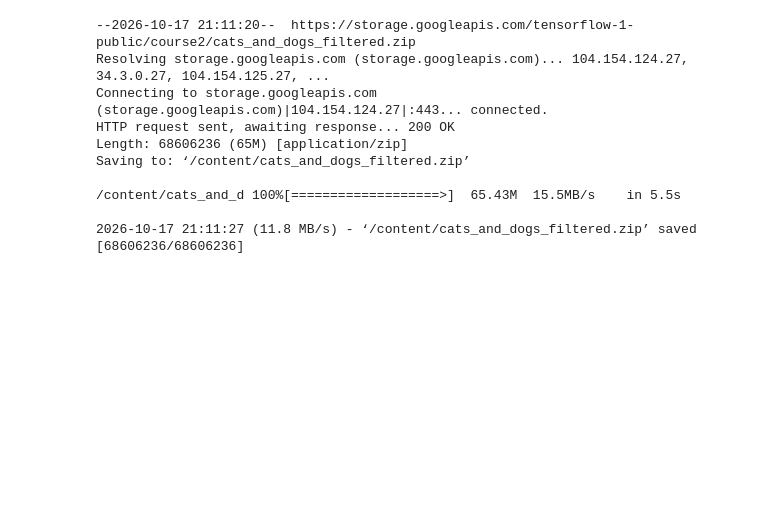
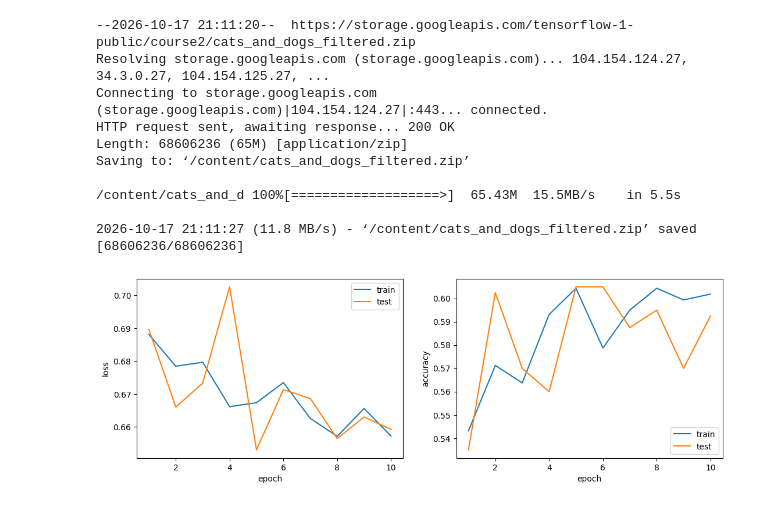
Before and after one commit to k1-r1ll/pytorch, a Jupyter notebook: torch1.ipynb, the cells around one changed output. Cells and saved outputs as stored; diff of their text form; code cells hidden in the pictures; blank space fills up the shorter version.

```diff
--- a/torch1.ipynb
+++ b/torch1.ipynb
@@ -245,0 +293,25 @@ test_loader = torch.utils.data.DataLoader(
+# %%
+# Полносвязная сеть с агентом, с учетом размера изображения
+class MyNetwork(nn.Module):
+    def __init__(self):
+        super(MyNetwork, self).__init__()
+
+        # ВХОДНОЙ СЛОЙ: меняем первый параметр с 4096 на 12288
+        # Теперь слой примет ваши картинки 64x64x3
+        self.fc1 = nn.Linear(12288, 4096)
+
+        # СЛЕДУЮЩИЙ СЛОЙ (если он есть): принимает 4096 и выдает, например, 32
+        self.fc2 = nn.Linear(4096, 32)
+
+        # ВЫХОДНОЙ СЛОЙ: например, для классификации на 10 классов
+        self.out = nn.Linear(32, 2)
+
+    def forward(self, x):
+        # 1. Выпрямляем батч картинок из (32, 3, 64, 64) в (32, 12288)
+        x = torch.flatten(x, start_dim=1)
+
+        # 2. Пропускаем через слои
+        x = torch.relu(self.fc1(x))
+        x = torch.relu(self.fc2(x))
+        x = self.out(x)
+        return x
@@ -270,3 +362,19 @@ class SimpleCNN(nn.Module):
         x = self.features(x)
         x = torch.flatten(x, 1)
         return self.classifier(x)
+# %%
+NUM_EPOCH = 10
+
+model_fc = MyNetwork().to(device)
+criterion = nn.CrossEntropyLoss()
+optimizer = torch.optim.SGD(model_fc.parameters(), lr=0.01, momentum=0)
+
+history = train(
+
+    model_fc, optimizer, criterion,
+    train_loader, val_loader,
+    NUM_EPOCH
+
+)
+# %% [output]
+[figure, added]
```
Also changed, not shown: parts of 7 cells of this notebook.
